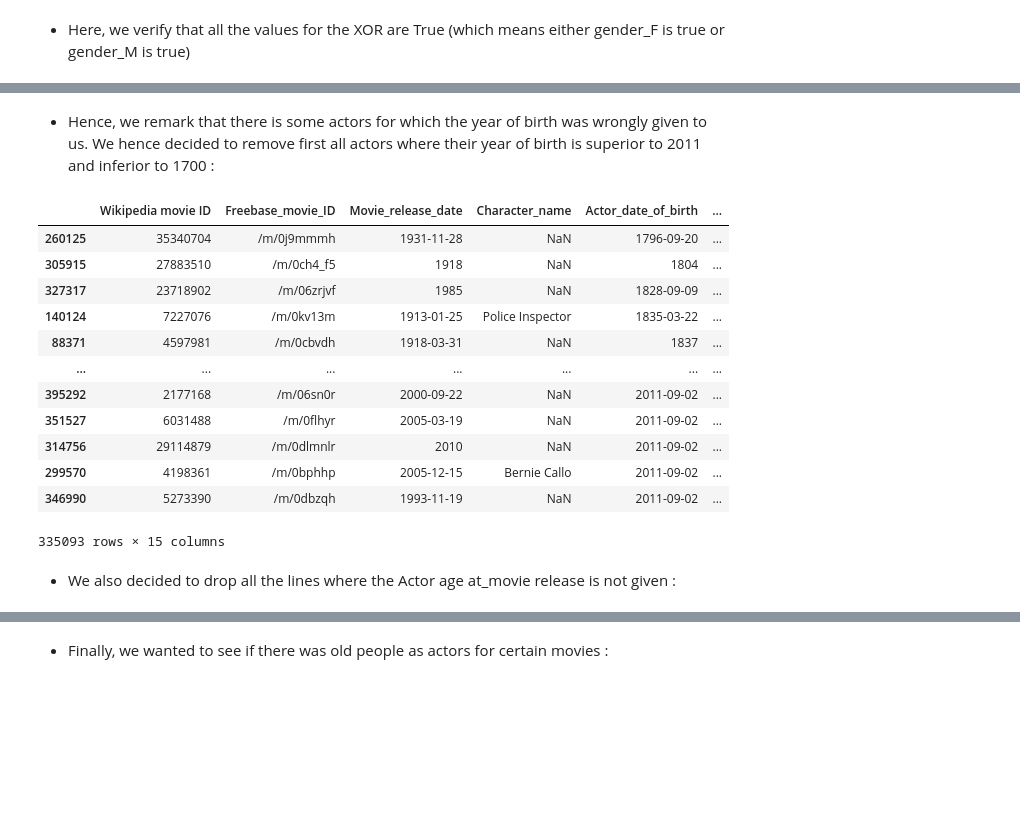
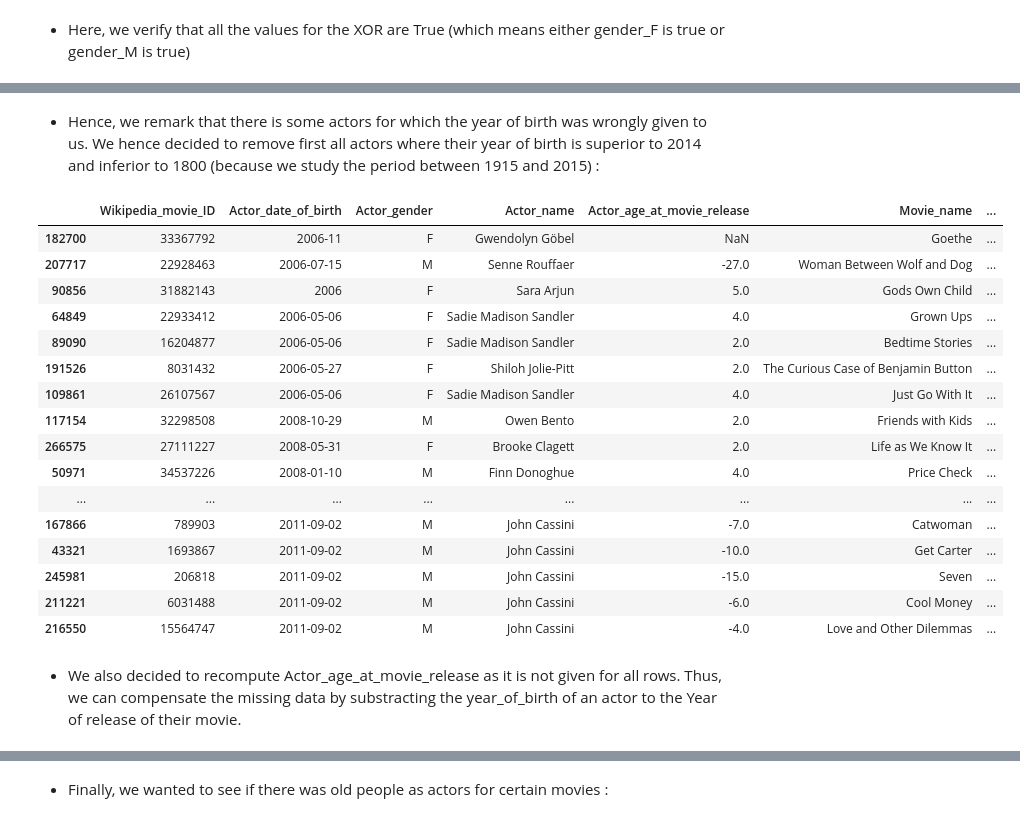
Before and after one commit to epfl-ada/ada-2024-project-melyn, a Jupyter notebook: pipeline/character_dataset_cleaning.ipynb, the cells around one changed output, grey strips where cells are left out. Cells and saved outputs as stored; diff of their text form; code cells hidden in the pictures; blank space fills up the shorter version.

```diff
--- a/pipeline/character_dataset_cleaning.ipynb
+++ b/pipeline/character_dataset_cleaning.ipynb
@@ -217,6 +160,6 @@ cd_actors
 # %% [markdown]
 - Here, we verify that all the values for the XOR are True (which means either gender_F is true or gender_M is true)
 # %%
-cd_actors['XOR'] = cd_actors['gender_F'] ^ cd_actors['gender_M']
-cd_actors['XOR'].describe()
+test['XOR'] = cd_actors['gender_F'] ^ cd_actors['gender_M']
+test['XOR'].describe()
 # %% [output]
@@ -227,2 +170,6 @@ freq      45264
 Name: XOR, dtype: object
+# %%
+with open(pickle_folder+"characters_clean.p", "wb" ) as f:
+    cd = cd_actors
+    pickle.dump(cd,f)
 # %% [markdown]
@@ -232,6 +181,6 @@ In this part the goal is to find all the errors evolving the age of actors, so f
 # %%
-cd_actorYear = cd_releasedYear.copy()
-print(cd_actorYear.Actor_date_of_birth.isna().sum())
+cd_actorYear = cd.copy()
+print(f"Number of actors dropped : {cd_actorYear.Actor_date_of_birth.isna().sum()}")
 cd_actorYear.dropna(subset = 'Actor_date_of_birth', inplace = True)
 cd_actorYear
 # %% [output]
@@ -254,6 +203,6 @@ cd_actorYear
 # %%
-cd_actorYear['Year_of_birth'] = cd_actorYear['Actor_date_of_birth'].str[:4]
-cd_actorYear['Year_of_birth'] = cd_actorYear['Year_of_birth'].astype(int)
-cd_actorYear_sorted = cd_actorYear.sort_values(by='Year_of_birth')
-cd_actorYear_sorted
+cd_actorYear['Year_of_birth'] = cd_actorYear['Actor_date_of_birth'].str[:4].astype(int)
+
+# Print les 20 acteurs les plus jeunes du dataset
+cd_actorYear.sort_values(by='Year_of_birth',ascending=False)
 # %% [output]
@@ -293,24 +222,27 @@ cd_actorYear_sorted.tail(20)
 # %% [markdown]
-- Hence, we remark that there is some actors for which the year of birth was wrongly given to us. We hence decided to remove first all actors where their year of birth is superior to 2011 and inferior to 1700 :
+- Hence, we remark that there is some actors for which the year of birth was wrongly given to us. We hence decided to remove first all actors where their year of birth is superior to 2014 and inferior to 1800 (because we study the period between 1915 and 2015) :
 # %%
-cd_actorYear = cd_actorYear[cd_actorYear['Year_of_birth'] <= 2011]
-cd_actorYear = cd_actorYear[cd_actorYear['Year_of_birth'] >= 1700]
-cd_actorYear_sorted = cd_actorYear.sort_values(by='Year_of_birth')
-cd_actorYear_sorted
+cd_actorYear = cd_actorYear[cd_actorYear['Year_of_birth'] <= 2014]
+cd_actorYear = cd_actorYear[cd_actorYear['Year_of_birth'] >= 1800]
+cd_actorYear.sort_values(by='Year_of_birth').tail(20)
 # %% [output]
-|  | Wikipedia movie ID | Freebase_movie_ID | Movie_release_date | Character_name | Actor_date_of_birth | ... |
-| 260125 | 35340704 | /m/0j9mmmh | 1931-11-28 | NaN | 1796-09-20 | ... |
-| 305915 | 27883510 | /m/0ch4_f5 | 1918 | NaN | 1804 | ... |
-| 327317 | 23718902 | /m/06zrjvf | 1985 | NaN | 1828-09-09 | ... |
-| 140124 | 7227076 | /m/0kv13m | 1913-01-25 | Police Inspector | 1835-03-22 | ... |
-| 88371 | 4597981 | /m/0cbvdh | 1918-03-31 | NaN | 1837 | ... |
-| ... | ... | ... | ... | ... | ... | ... |
-| 395292 | 2177168 | /m/06sn0r | 2000-09-22 | NaN | 2011-09-02 | ... |
-| 351527 | 6031488 | /m/0flhyr | 2005-03-19 | NaN | 2011-09-02 | ... |
-| 314756 | 29114879 | /m/0dlmnlr | 2010 | NaN | 2011-09-02 | ... |
-| 299570 | 4198361 | /m/0bphhp | 2005-12-15 | Bernie Callo | 2011-09-02 | ... |
-| 346990 | 5273390 | /m/0dbzqh | 1993-11-19 | NaN | 2011-09-02 | ... |
+|  | Wikipedia_movie_ID | Actor_date_of_birth | Actor_gender | Actor_name | Actor_age_at_movie_release | Movie_name | ... |
+| 182700 | 33367792 | 2006-11 | F | Gwendolyn Göbel | NaN | Goethe | ... |
+| 207717 | 22928463 | 2006-07-15 | M | Senne Rouffaer | -27.0 | Woman Between Wolf and Dog | ... |
+| 90856 | 31882143 | 2006 | F | Sara Arjun | 5.0 | Gods Own Child | ... |
+| 64849 | 22933412 | 2006-05-06 | F | Sadie Madison Sandler | 4.0 | Grown Ups | ... |
+| 89090 | 16204877 | 2006-05-06 | F | Sadie Madison Sandler | 2.0 | Bedtime Stories | ... |
+| 191526 | 8031432 | 2006-05-27 | F | Shiloh Jolie-Pitt | 2.0 | The Curious Case of Benjamin Button | ... |
+| 109861 | 26107567 | 2006-05-06 | F | Sadie Madison Sandler | 4.0 | Just Go With It | ... |
+| 117154 | 32298508 | 2008-10-29 | M | Owen Bento | 2.0 | Friends with Kids | ... |
+| 266575 | 27111227 | 2008-05-31 | F | Brooke Clagett | 2.0 | Life as We Know It | ... |
+| 50971 | 34537226 | 2008-01-10 | M | Finn Donoghue | 4.0 | Price Check | ... |
+| ... | ... | ... | ... | ... | ... | ... | ... |
+| 167866 | 789903 | 2011-09-02 | M | John Cassini | -7.0 | Catwoman | ... |
+| 43321 | 1693867 | 2011-09-02 | M | John Cassini | -10.0 | Get Carter | ... |
+| 245981 | 206818 | 2011-09-02 | M | John Cassini | -15.0 | Seven | ... |
+| 211221 | 6031488 | 2011-09-02 | M | John Cassini | -6.0 | Cool Money | ... |
+| 216550 | 15564747 | 2011-09-02 | M | John Cassini | -4.0 | Love and Other Dilemmas | ... |
-335093 rows × 15 columns
-# %% [markdown]
-- We also decided to drop all the lines where the Actor age at_movie release is not given :
+# %% [markdown]
+- We also decided to recompute Actor_age_at_movie_release as it is not given for all rows. Thus, we can compensate the missing data by substracting the year_of_birth of an actor to the Year of release of their movie.
 # %%
```
Also changed, not shown: parts of 57 cells of this notebook, 2 other files.
